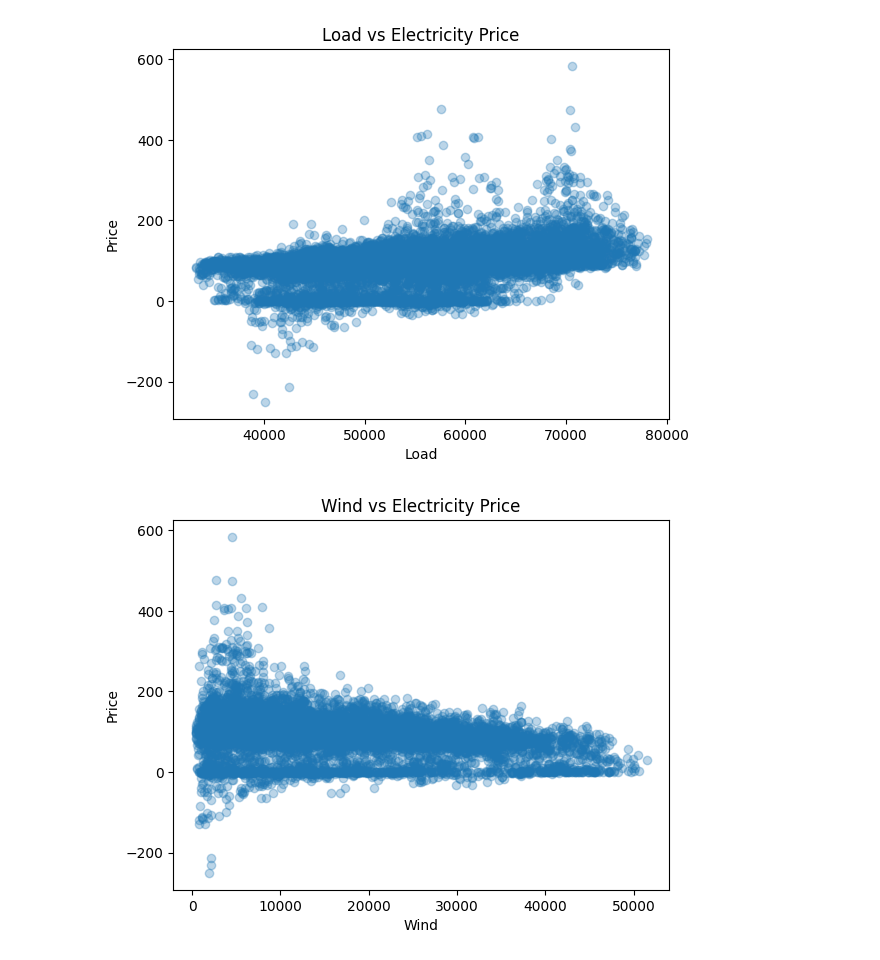
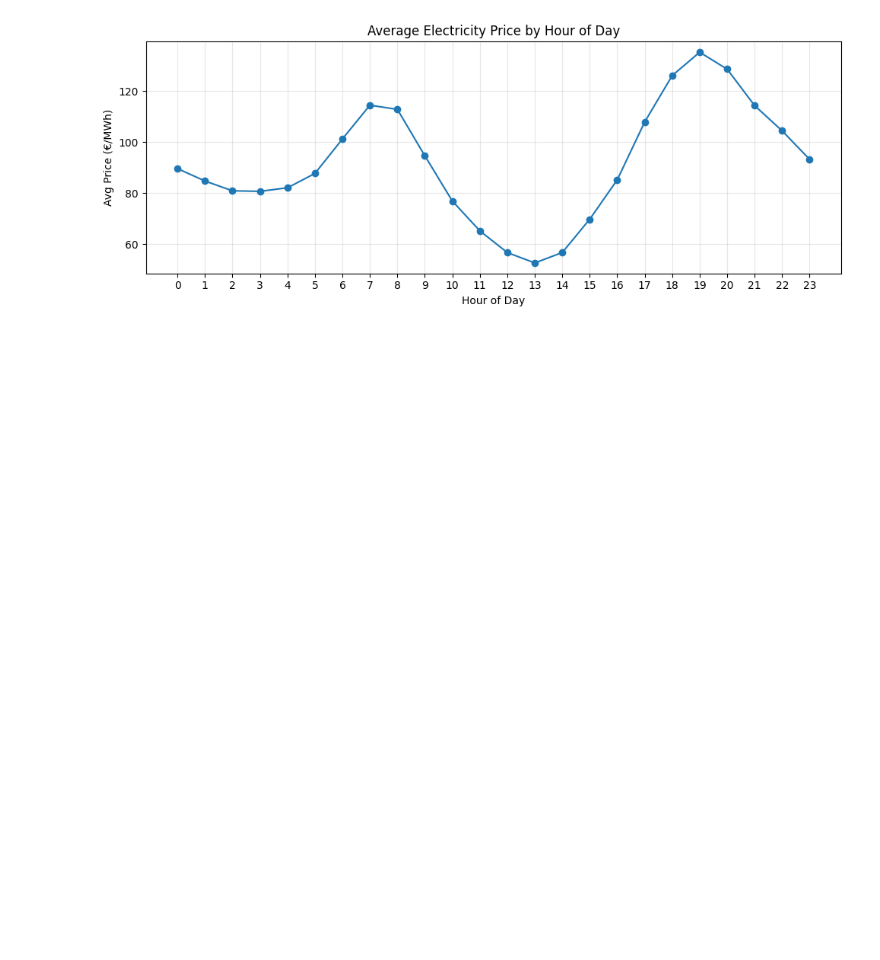
Before and after one commit to Parthrajsinh-Dabhi/German-Energy-Forecast, a Jupyter notebook: Notebooks/analysis.ipynb, the cells around one changed output. Cells and saved outputs as stored; diff of their text form; code cells hidden in the pictures; blank space fills up the shorter version.

```diff
--- a/Notebooks/analysis.ipynb
+++ b/Notebooks/analysis.ipynb
@@ -13,9 +17,9 @@ from xgboost import XGBRegressor
 import shap
 # %%
 df = pd.read_csv(os.path.join("..", "DATA", "data", "final_dataset.csv"))
+df["time"] = pd.to_datetime(df["time"])
+df = df.sort_values("time").reset_index(drop=True)
 
-df["time"] = pd.to_datetime(df["time"])
-df = df.sort_values("time")
-
-df.head()
+print("Dataset shape:", df.shape)
+print(df.head())
 # %% [output]
@@ -52,20 +122,15 @@ plt.show()
 # %%
-# Load vs Price
-plt.figure()
-plt.scatter(df["load"], df["price"], alpha=0.3)
-plt.xlabel("Load")
-plt.ylabel("Price")
-plt.title("Load vs Electricity Price")
+hourly_avg = df.groupby("hour")["price"].mean()
+plt.figure(figsize=(10, 4))
+plt.plot(hourly_avg.index, hourly_avg.values, marker="o")
+plt.xlabel("Hour of Day")
+plt.ylabel("Avg Price (€/MWh)")
+plt.title("Average Electricity Price by Hour of Day")
+plt.xticks(range(24))
+plt.grid(alpha=0.3)
+plt.tight_layout()
+plt.savefig("hourly_pattern.png", dpi=200)
 plt.show()
-
-# Wind vs Price
-plt.figure()
-plt.scatter(df["wind"], df["price"], alpha=0.3)
-plt.xlabel("Wind")
-plt.ylabel("Price")
-plt.title("Wind vs Electricity Price")
-plt.show()
 # %% [output]
-[figure, old version]
+[figure, new version]
-[figure, removed]
 # %%
```
Also changed, not shown: parts of 15 cells of this notebook.
